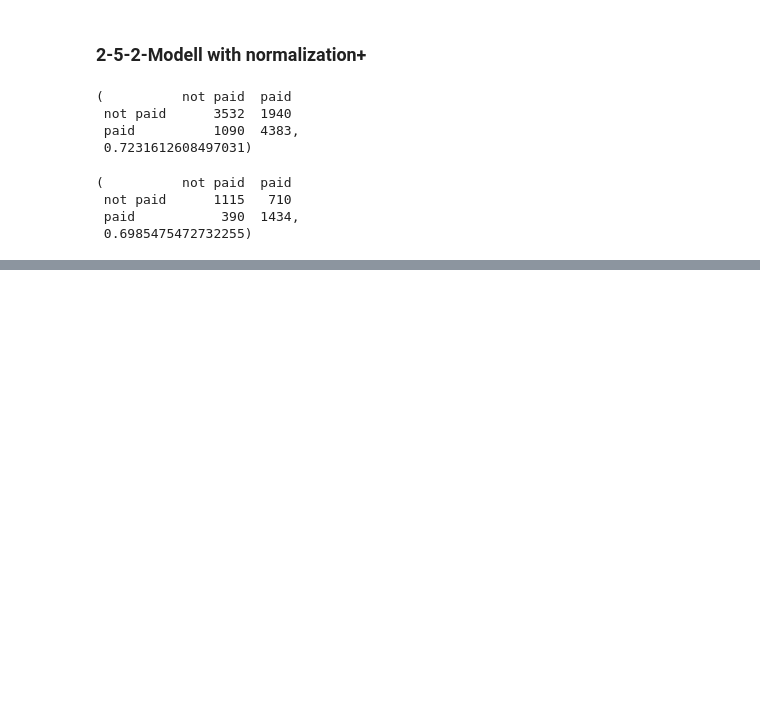
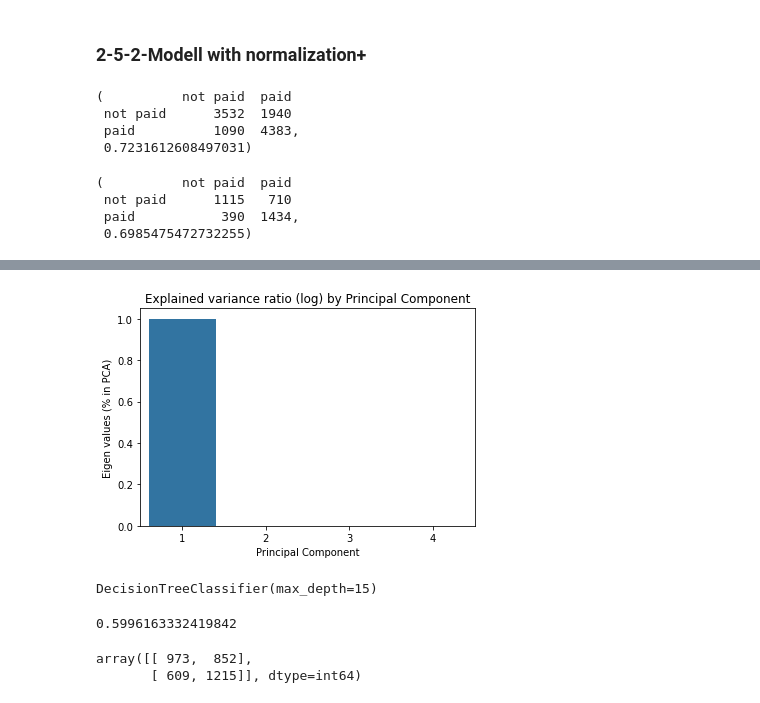
Before and after one commit to vk1408/c64, a Jupyter notebook: c64_different_models.ipynb, the cells around one changed output, grey strips where cells are left out. Saved outputs shown, nothing was run; the diff lists cells and outputs as text; code cells hidden in the pictures; blank space fills up the shorter version.

```diff
--- a/c64_different_models.ipynb
+++ b/c64_different_models.ipynb
@@ -644,0 +670,11 @@ model_check(y_test, svm.predict(X_test_sc), svm)
+# %%
+sns.barplot(
+    x=[str(comp) for comp in range(1, len(pca.explained_variance_ratio_) + 1)],
+    y=pca.explained_variance_ratio_
+)
+plt.title('Explained variance ratio (log) by Principal Component')
+plt.ylabel('Eigen values (% in PCA)')
+plt.xlabel('Principal Component')
+plt.show()
+# %% [output]
+[figure, added]
@@ -644,0 +695,13 @@ model_check(y_test, svm.predict(X_test_sc), svm)
+# %%
+tree.fit(X_train_pca, y_train)
+# %% [output]
+DecisionTreeClassifier(max_depth=15)
+# %%
+accuracy_score(y_test, tree.predict(X_test_pca))
+# %% [output]
+0.5996163332419842
+# %%
+confusion_matrix(y_test, tree.predict(X_test_pca))
+# %% [output]
+array([[ 973,  852],
+       [ 609, 1215]], dtype=int64)
```
Also changed, not shown: parts of 7 cells of this notebook.
